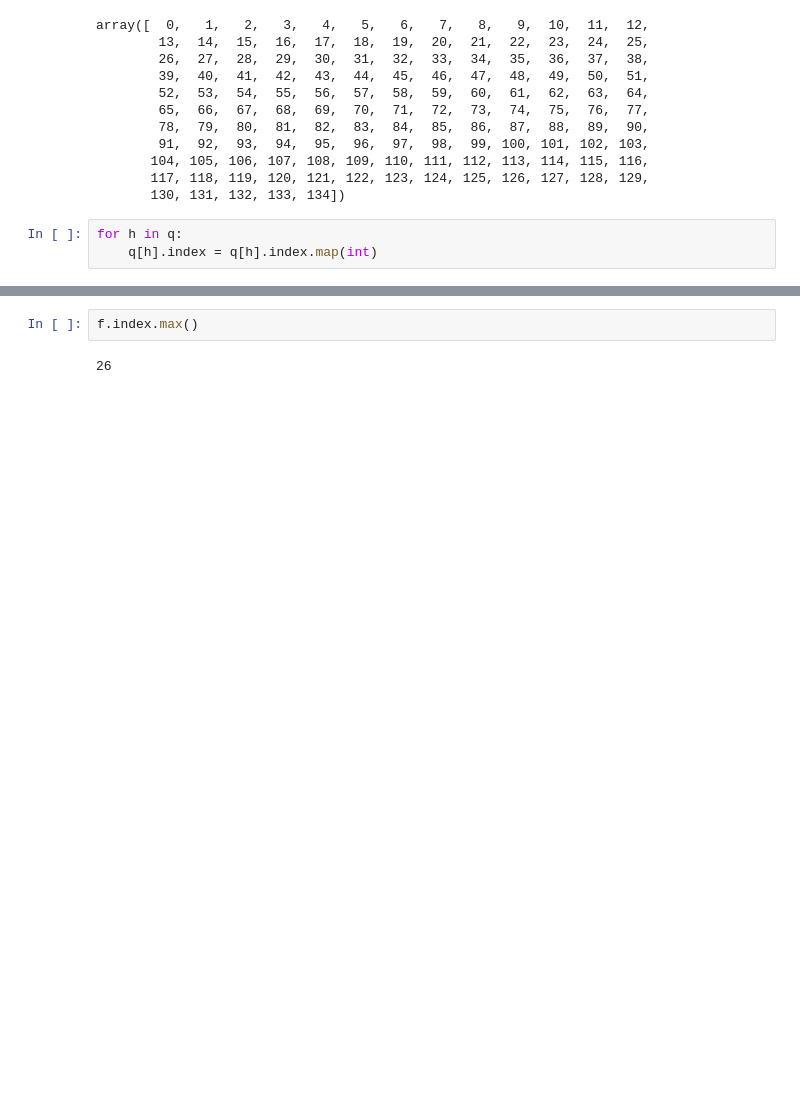
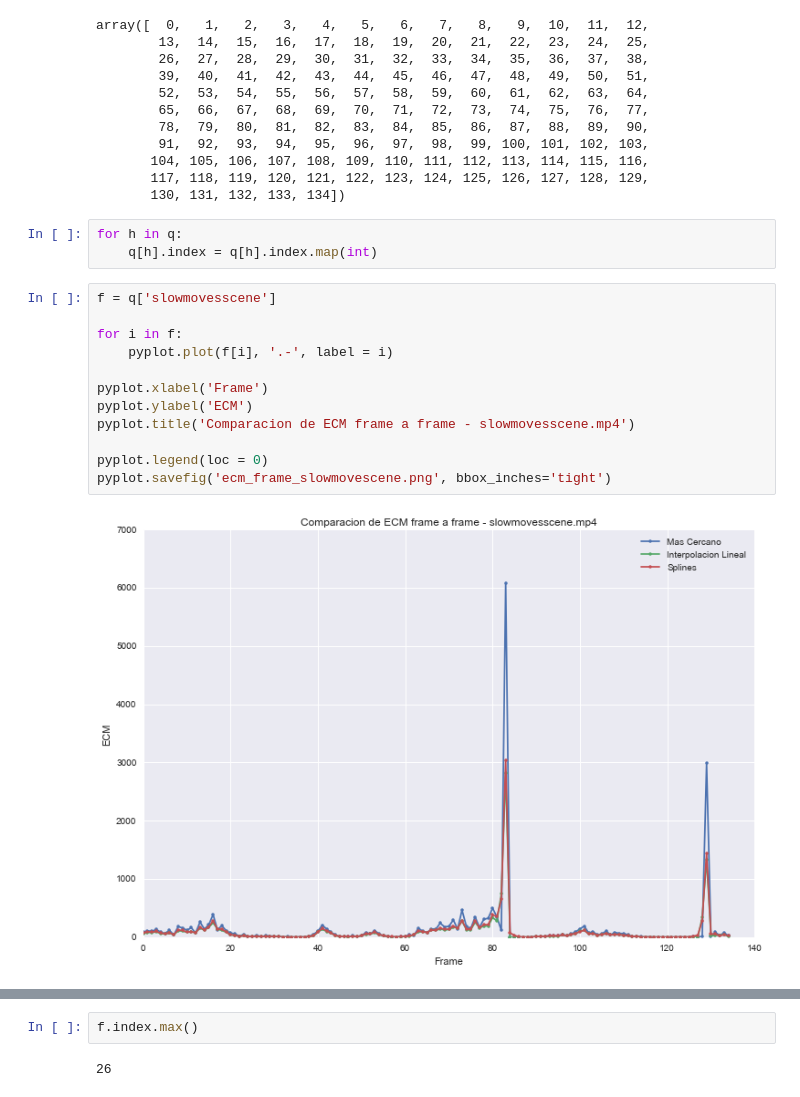
Before and after one commit to Fixman/metnum-TP3, a Jupyter notebook: src/resultados/Analisis_Cualquiera.ipynb, the cells around one changed output, grey strips where cells are left out. Saved outputs shown, nothing was run; the diff lists cells and outputs as text; blank space fills up the shorter version.

```diff
--- a/src/resultados/Analisis_Cualquiera.ipynb
+++ b/src/resultados/Analisis_Cualquiera.ipynb
@@ -191,6 +191,20 @@ array([  0,   1,   2,   3,   4,   5,   6,   7,   8,   9,  10,  11,  12,
 # %%
 for h in q:
     q[h].index = q[h].index.map(int)
+# %%
+f = q['slowmovesscene']
+
+for i in f:
+    pyplot.plot(f[i], '.-', label = i)
+
+pyplot.xlabel('Frame')
+pyplot.ylabel('ECM')
+pyplot.title('Comparacion de ECM frame a frame - slowmovesscene.mp4')
+
+pyplot.legend(loc = 0)
+pyplot.savefig('ecm_frame_slowmovescene.png', bbox_inches='tight')
+# %% [output]
+[figure, added]
 # %%
 f = q['slowmovesscene']
 
```
Also changed, not shown: parts of 6 cells of this notebook, 6 other files.
